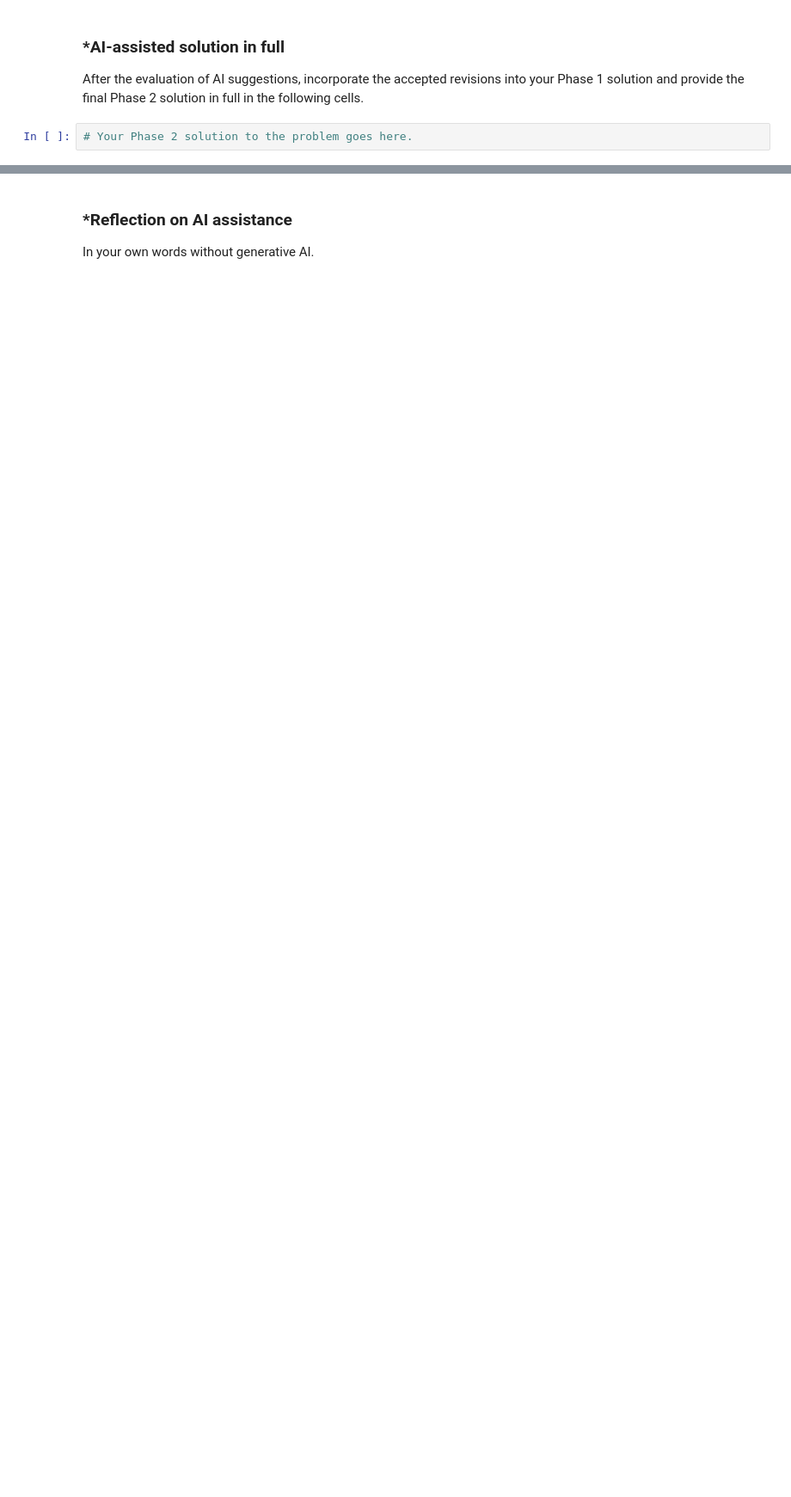
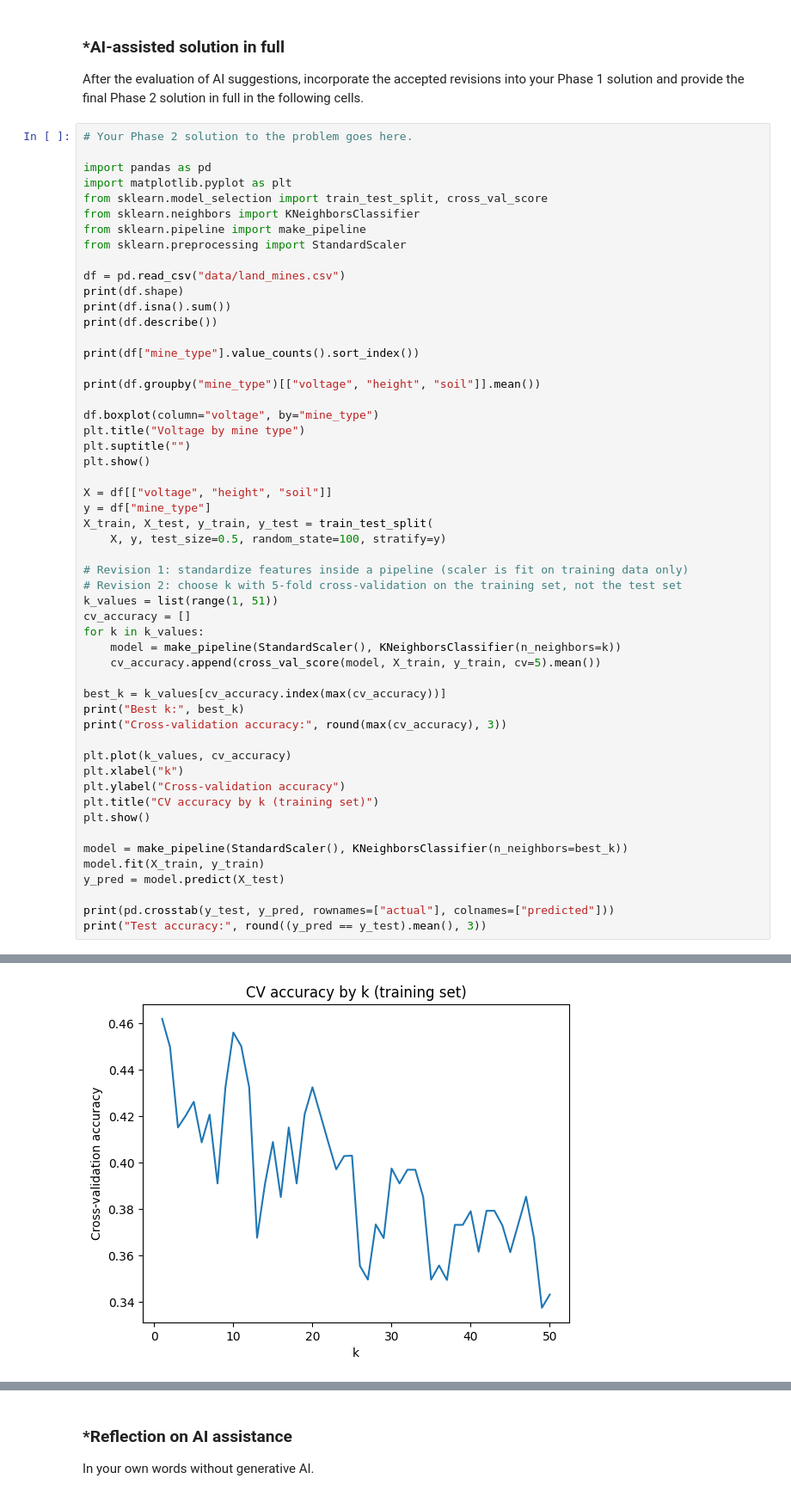
Before and after one commit to rahilkarkar/A03-knn, a Jupyter notebook: notebook.ipynb, the cells around one changed output, grey strips where cells are left out. Shown at 86% size. Saved outputs shown, nothing was run; the diff lists cells and outputs as text; blank space fills up the shorter version.

```diff
--- a/notebook.ipynb
+++ b/notebook.ipynb
@@ -191,3 +234,55 @@ Keep Phase 1 frozen.
 After the evaluation of AI suggestions, incorporate the accepted revisions into your Phase 1 solution and provide the final Phase 2 solution in full in the following cells.
 # %%
 # Your Phase 2 solution to the problem goes here.
+
+import pandas as pd
+import matplotlib.pyplot as plt
+from sklearn.model_selection import train_test_split, cross_val_score
+from sklearn.neighbors import KNeighborsClassifier
+from sklearn.pipeline import make_pipeline
+from sklearn.preprocessing import StandardScaler
+
+df = pd.read_csv("data/land_mines.csv")
+print(df.shape)
+print(df.isna().sum())
+print(df.describe())
+
+print(df["mine_type"].value_counts().sort_index())
+
+print(df.groupby("mine_type")[["voltage", "height", "soil"]].mean())
+
+df.boxplot(column="voltage", by="mine_type")
+plt.title("Voltage by mine type")
+plt.suptitle("")
+plt.show()
+
+X = df[["voltage", "height", "soil"]]
+y = df["mine_type"]
+X_train, X_test, y_train, y_test = train_test_split(
+    X, y, test_size=0.5, random_state=100, stratify=y)
+
+# Revision 1: standardize features inside a pipeline (scaler is fit on training data only)
+# Revision 2: choose k with 5-fold cross-validation on the training set, not the test set
+k_values = list(range(1, 51))
+cv_accuracy = []
+for k in k_values:
+    model = make_pipeline(StandardScaler(), KNeighborsClassifier(n_neighbors=k))
+    cv_accuracy.append(cross_val_score(model, X_train, y_train, cv=5).mean())
+
+best_k = k_values[cv_accuracy.index(max(cv_accuracy))]
+print("Best k:", best_k)
+print("Cross-validation accuracy:", round(max(cv_accuracy), 3))
+
+plt.plot(k_values, cv_accuracy)
+plt.xlabel("k")
+plt.ylabel("Cross-validation accuracy")
+plt.title("CV accuracy by k (training set)")
+plt.show()
+
+model = make_pipeline(StandardScaler(), KNeighborsClassifier(n_neighbors=best_k))
+model.fit(X_train, y_train)
+y_pred = model.predict(X_test)
+
+print(pd.crosstab(y_test, y_pred, rownames=["actual"], colnames=["predicted"]))
+print("Test accuracy:", round((y_pred == y_test).mean(), 3))
+# %% [output]
@@ -193,0 +309 @@ After the evaluation of AI suggestions, incorporate the accepted revisions into
+[figure, added]
```
Also changed, not shown: parts of 7 cells of this notebook.
